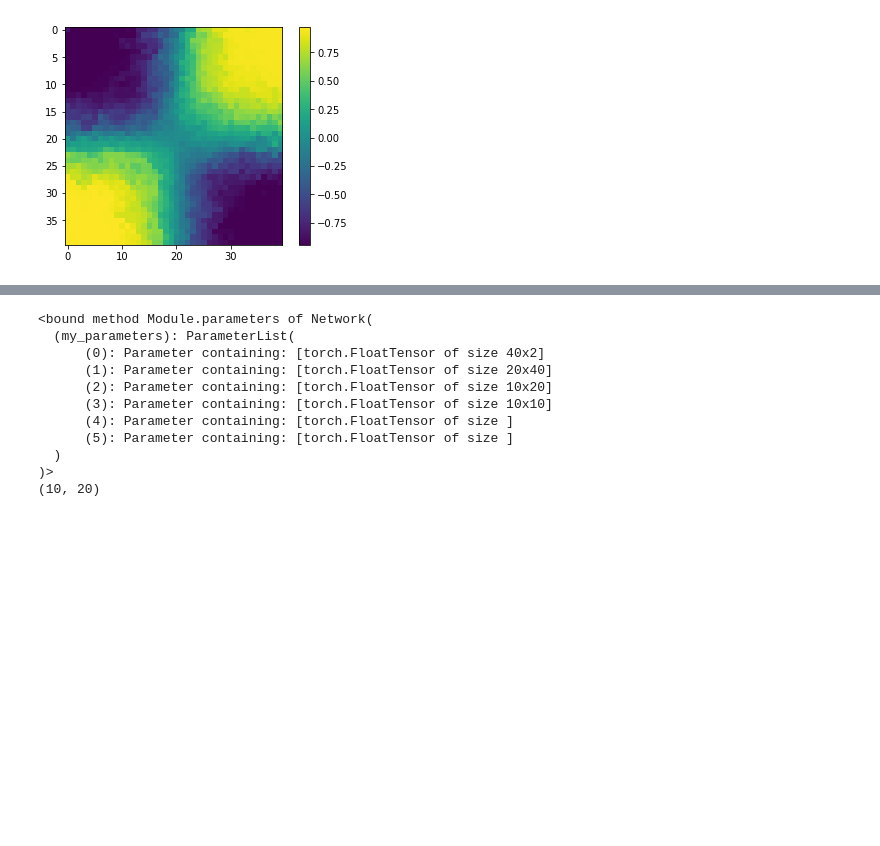
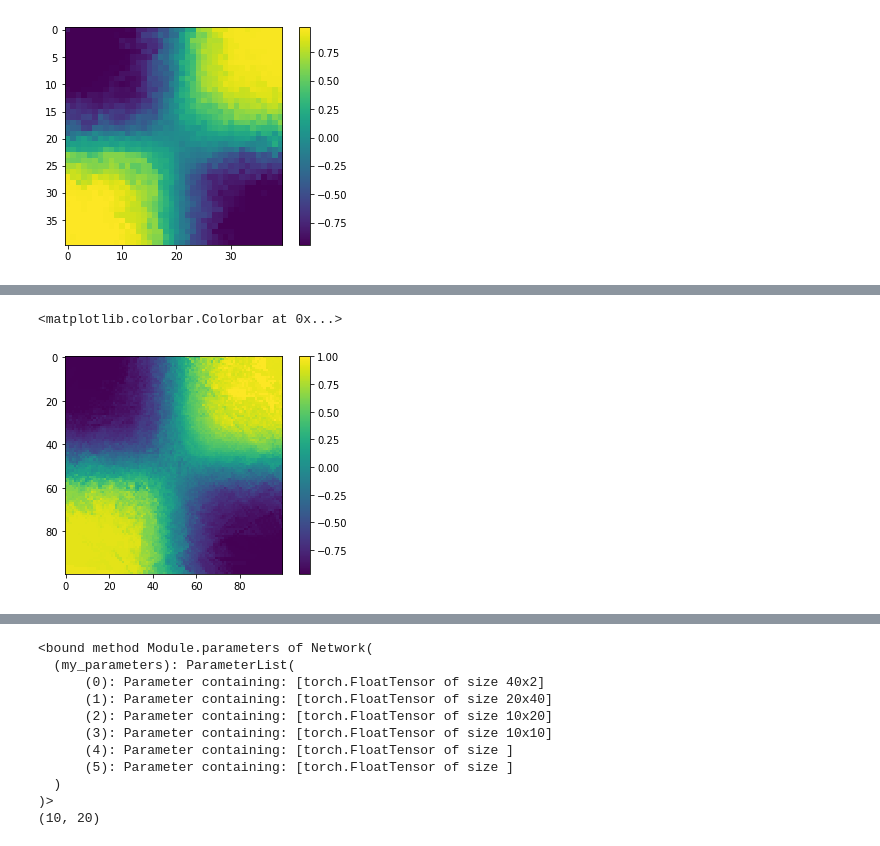
Before and after one commit to superrrpotato/Acc-Timing, a Jupyter notebook: XOR_tracking.ipynb, the cells around one changed output, grey strips where cells are left out. Cells and saved outputs as stored; diff of their text form; code cells hidden in the pictures; blank space fills up the shorter version.

```diff
--- a/XOR_tracking.ipynb
+++ b/XOR_tracking.ipynb
@@ -102,0 +73,6 @@ tensor(0.9752, grad_fn=<DivBackward0>)
+# %%
+plt.imshow(np.clip(outputs,-1,1))
+plt.colorbar()
+# %% [output]
+<matplotlib.colorbar.Colorbar at 0x...>
+[figure, added]
```
Also changed, not shown: parts of 7 cells of this notebook, 4 other files.
